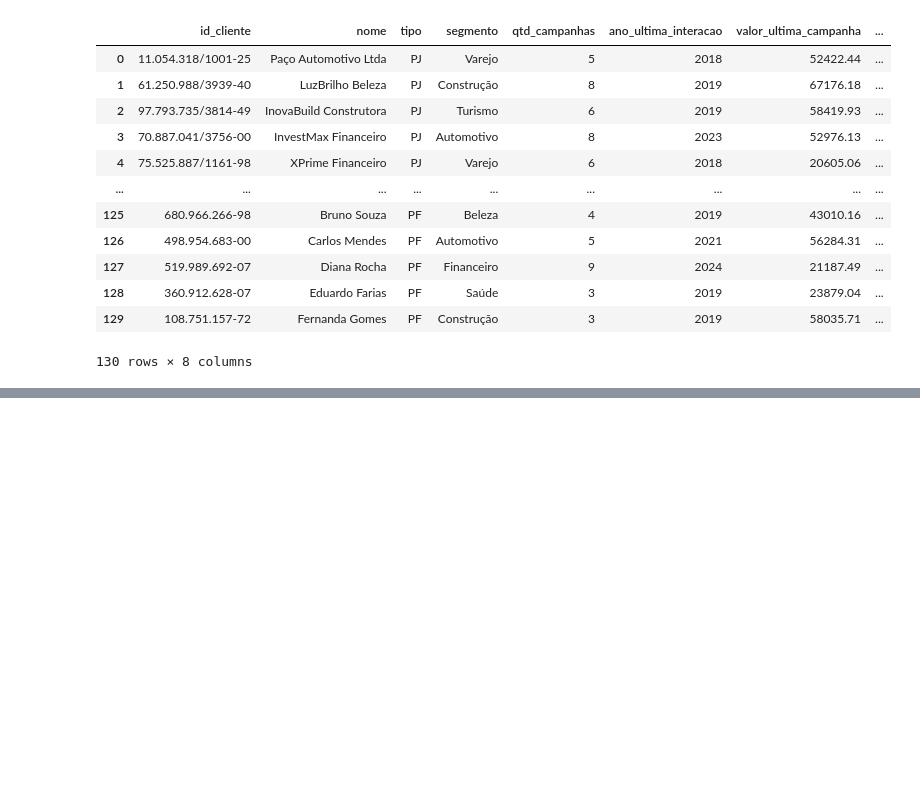
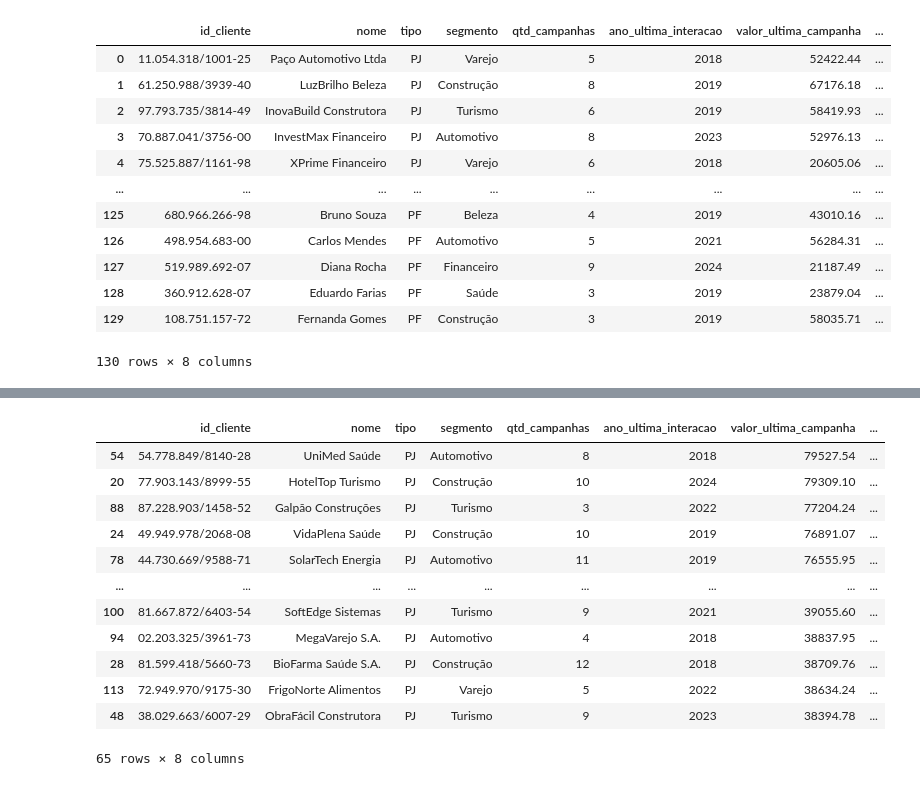
Before and after one commit to juan-borinelli/comercial_analisys_report, a Jupyter notebook: main.ipynb, the cells around one changed output, grey strips where cells are left out. Cells and saved outputs as stored; diff of their text form; code cells hidden in the pictures; blank space fills up the shorter version.

```diff
--- a/main.ipynb
+++ b/main.ipynb
@@ -207,0 +227,17 @@ med_camp_tv = df_tv['qtd_campanhas'].mean()
+# %%
+c_tv_valor = df_tv[df_tv['valor_ultima_campanha'] > med_tv].sort_values(by='valor_ultima_campanha', ascending=False)
+c_tv_valor
+# %% [output]
+|  | id_cliente | nome | tipo | segmento | qtd_campanhas | ano_ultima_interacao | valor_ultima_campanha | ... |
+| 54 | 54.778.849/8140-28 | UniMed Saúde | PJ | Automotivo | 8 | 2018 | 79527.54 | ... |
+| 20 | 77.903.143/8999-55 | HotelTop Turismo | PJ | Construção | 10 | 2024 | 79309.10 | ... |
+| 88 | 87.228.903/1458-52 | Galpão Construções | PJ | Turismo | 3 | 2022 | 77204.24 | ... |
+| 24 | 49.949.978/2068-08 | VidaPlena Saúde | PJ | Construção | 10 | 2019 | 76891.07 | ... |
+| 78 | 44.730.669/9588-71 | SolarTech Energia | PJ | Automotivo | 11 | 2019 | 76555.95 | ... |
+| ... | ... | ... | ... | ... | ... | ... | ... | ... |
+| 100 | 81.667.872/6403-54 | SoftEdge Sistemas | PJ | Turismo | 9 | 2021 | 39055.60 | ... |
+| 94 | 02.203.325/3961-73 | MegaVarejo S.A. | PJ | Automotivo | 4 | 2018 | 38837.95 | ... |
+| 28 | 81.599.418/5660-73 | BioFarma Saúde S.A. | PJ | Construção | 12 | 2018 | 38709.76 | ... |
+| 113 | 72.949.970/9175-30 | FrigoNorte Alimentos | PJ | Varejo | 5 | 2022 | 38634.24 | ... |
+| 48 | 38.029.663/6007-29 | ObraFácil Construtora | PJ | Turismo | 9 | 2023 | 38394.78 | ... |
+65 rows × 8 columns
```
Also changed, not shown: parts of 10 cells of this notebook.
